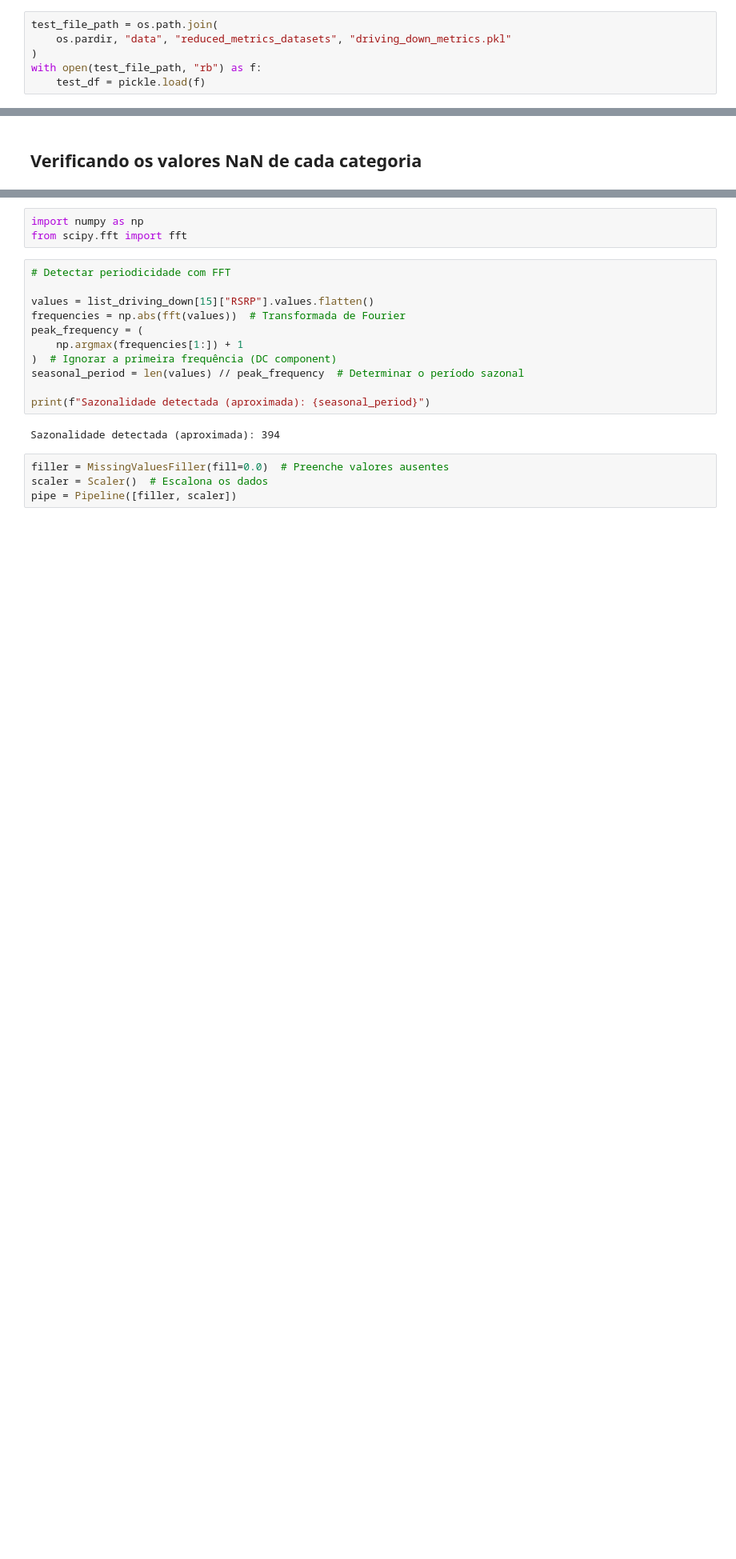
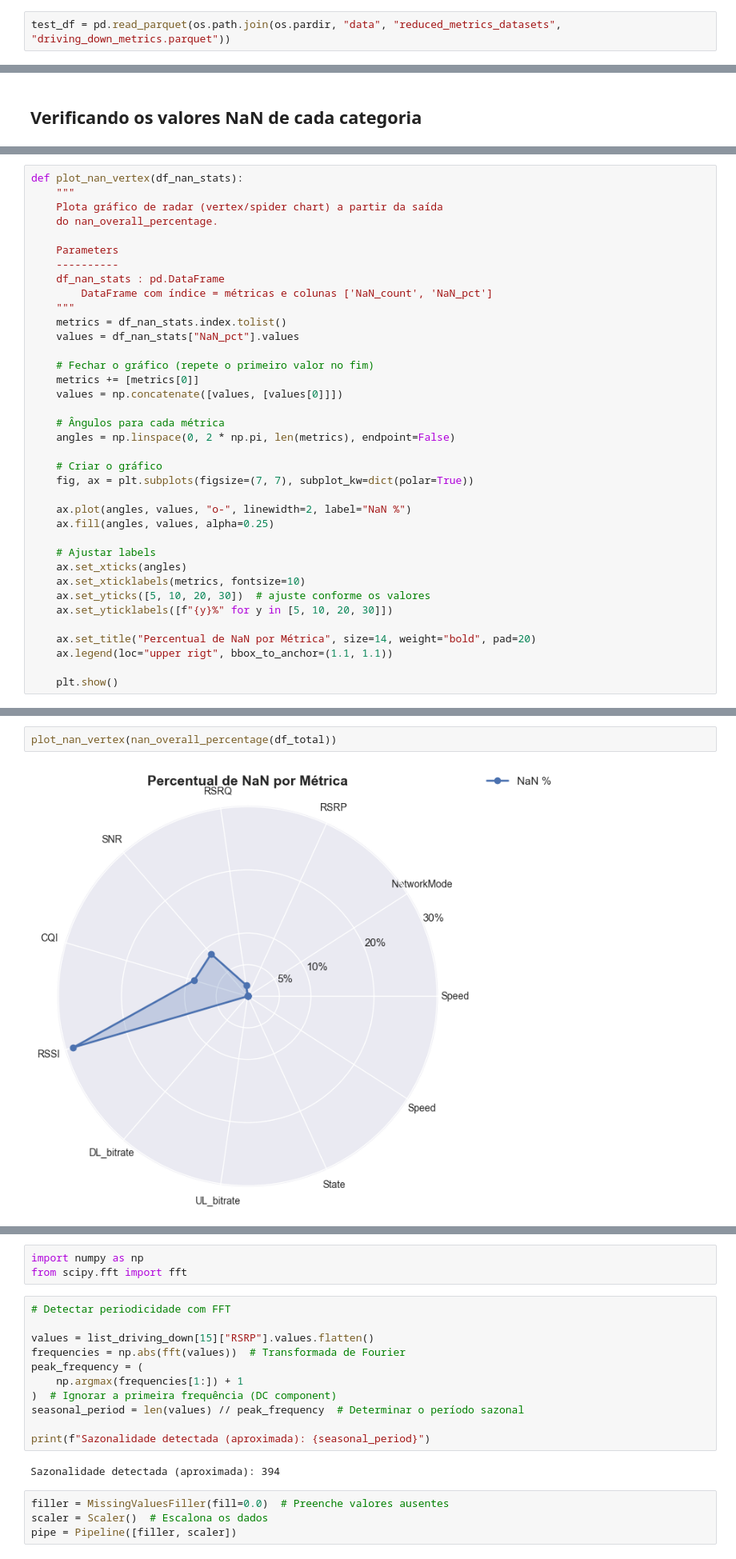
Before and after one commit to ejs94/5g-forecasting, a Jupyter notebook: notebooks/2_eda.ipynb, the cells around one changed output, grey strips where cells are left out. Shown at 80% size. Cells and saved outputs as stored; diff of their text form; blank space fills up the shorter version.

```diff
--- a/notebooks/2_eda.ipynb
+++ b/notebooks/2_eda.ipynb
@@ -300,11 +258,7 @@ plt.show()
 # %% [markdown]
 ## Experimental: Alternativa de estrategia para separar os uids e treinar os modelos
 # %%
-test_file_path = os.path.join(
-    os.pardir, "data", "reduced_metrics_datasets", "driving_down_metrics.pkl"
-)
-with open(test_file_path, "rb") as f:
-    test_df = pickle.load(f)
+test_df = pd.read_parquet(os.path.join(os.pardir, "data", "reduced_metrics_datasets", "driving_down_metrics.parquet"))
 # %%
 test_df
 # %% [output]
@@ -528,0 +543,37 @@ list_driving_down[2]["RSRP"].plot()
+# %%
+def plot_nan_vertex(df_nan_stats):
+    """
+    Plota gráfico de radar (vertex/spider chart) a partir da saída
+    do nan_overall_percentage.
+
+    Parameters
+    ----------
+    df_nan_stats : pd.DataFrame
+        DataFrame com índice = métricas e colunas ['NaN_count', 'NaN_pct']
+    """
+    metrics = df_nan_stats.index.tolist()
+    values = df_nan_stats["NaN_pct"].values
+
+    # Fechar o gráfico (repete o primeiro valor no fim)
+    metrics += [metrics[0]]
+    values = np.concatenate([values, [values[0]]])
+
+    # Ângulos para cada métrica
+    angles = np.linspace(0, 2 * np.pi, len(metrics), endpoint=False)
+
+    # Criar o gráfico
+    fig, ax = plt.subplots(figsize=(7, 7), subplot_kw=dict(polar=True))
+
+    ax.plot(angles, values, "o-", linewidth=2, label="NaN %")
+    ax.fill(angles, values, alpha=0.25)
+
+    # Ajustar labels
+    ax.set_xticks(angles)
+    ax.set_xticklabels(metrics, fontsize=10)
+    ax.set_yticks([5, 10, 20, 30])  # ajuste conforme os valores
+    ax.set_yticklabels([f"{y}%" for y in [5, 10, 20, 30]])
+
+    ax.set_title("Percentual de NaN por Métrica", size=14, weight="bold", pad=20)
+    ax.legend(loc="upper rigt", bbox_to_anchor=(1.1, 1.1))
+
+    plt.show()
@@ -528,0 +596,4 @@ list_driving_down[2]["RSRP"].plot()
+# %%
+plot_nan_vertex(nan_overall_percentage(df_total))
+# %% [output]
+[figure, added]
```
Also changed, not shown: parts of 36 cells of this notebook, 7 other files.
